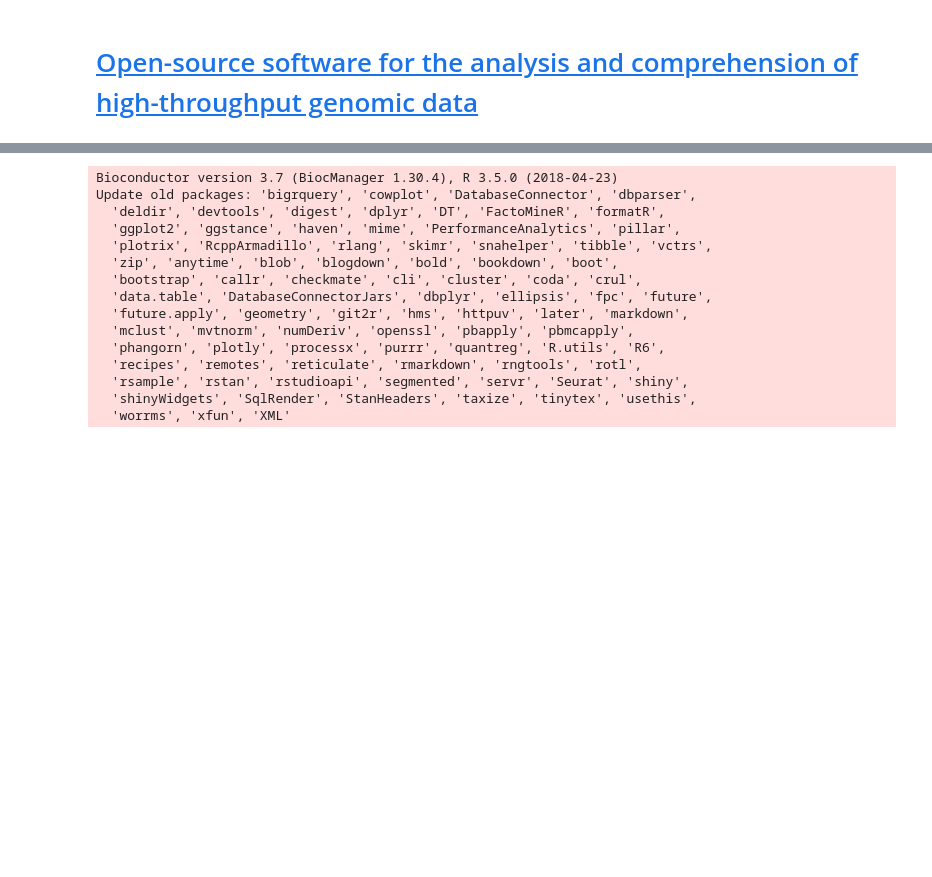
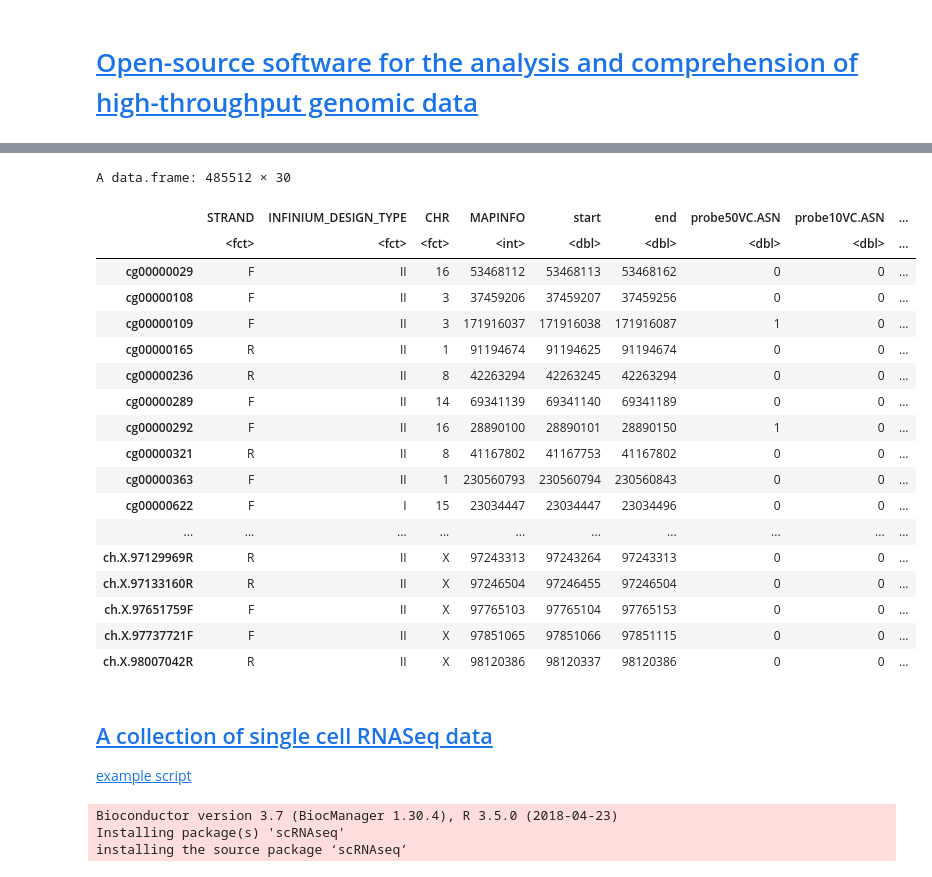
Before and after one commit to sohilsshah91/hacknights, a Jupyter notebook: Bioconductor.ipynb, the cells around one changed output, grey strips where cells are left out. Saved outputs shown, nothing was run; the diff lists cells and outputs as text; code cells hidden in the pictures; blank space fills up the shorter version.

Commit message:
Add TCGA data from Bioconductor

```diff
--- a/Bioconductor.ipynb
+++ b/Bioconductor.ipynb
@@ -6,18 +57,32 @@ if (!requireNamespace("BiocManager", quietly = TRUE))
+# %%
+probe.450K.VCs.af
+# %% [output]
+A data.frame: 485512 × 30
+|  | STRAND | INFINIUM_DESIGN_TYPE | CHR | MAPINFO | start | end | probe50VC.ASN | probe10VC.ASN | ... |
+|  | <fct> | <fct> | <fct> | <int> | <dbl> | <dbl> | <dbl> | <dbl> | ... |
+| cg00000029 | F | II | 16 | 53468112 | 53468113 | 53468162 | 0 | 0 | ... |
+| cg00000108 | F | II | 3 | 37459206 | 37459207 | 37459256 | 0 | 0 | ... |
+| cg00000109 | F | II | 3 | 171916037 | 171916038 | 171916087 | 1 | 0 | ... |
+| cg00000165 | R | II | 1 | 91194674 | 91194625 | 91194674 | 0 | 0 | ... |
+| cg00000236 | R | II | 8 | 42263294 | 42263245 | 42263294 | 0 | 0 | ... |
+| cg00000289 | F | II | 14 | 69341139 | 69341140 | 69341189 | 0 | 0 | ... |
+| cg00000292 | F | II | 16 | 28890100 | 28890101 | 28890150 | 1 | 0 | ... |
+| cg00000321 | R | II | 8 | 41167802 | 41167753 | 41167802 | 0 | 0 | ... |
+| cg00000363 | F | II | 1 | 230560793 | 230560794 | 230560843 | 0 | 0 | ... |
+| cg00000622 | F | I | 15 | 23034447 | 23034447 | 23034496 | 0 | 0 | ... |
+| ... | ... | ... | ... | ... | ... | ... | ... | ... | ... |
+| ch.X.97129969R | R | II | X | 97243313 | 97243264 | 97243313 | 0 | 0 | ... |
+| ch.X.97133160R | R | II | X | 97246504 | 97246455 | 97246504 | 0 | 0 | ... |
+| ch.X.97651759F | F | II | X | 97765103 | 97765104 | 97765153 | 0 | 0 | ... |
+| ch.X.97737721F | F | II | X | 97851065 | 97851066 | 97851115 | 0 | 0 | ... |
+| ch.X.98007042R | R | II | X | 98120386 | 98120337 | 98120386 | 0 | 0 | ... |
+# %% [markdown]
+## [A collection of single cell RNASeq data](https://www.bioconductor.org/packages/release/data/experiment/html/scRNAseq.html)
+
+[example script](https://www.bioconductor.org/packages/release/data/experiment/vignettes/scRNAseq/inst/doc/scRNAseq.R)
 # %%
-BiocManager::install()
+BiocManager::install("scRNAseq")
 # %% [output]
 Bioconductor version 3.7 (BiocManager 1.30.4), R 3.5.0 (2018-04-23)
-Update old packages: 'bigrquery', 'cowplot', 'DatabaseConnector', 'dbparser',
-  'deldir', 'devtools', 'digest', 'dplyr', 'DT', 'FactoMineR', 'formatR',
-  'ggplot2', 'ggstance', 'haven', 'mime', 'PerformanceAnalytics', 'pillar',
-  'plotrix', 'RcppArmadillo', 'rlang', 'skimr', 'snahelper', 'tibble', 'vctrs',
-  'zip', 'anytime', 'blob', 'blogdown', 'bold', 'bookdown', 'boot',
-  'bootstrap', 'callr', 'checkmate', 'cli', 'cluster', 'coda', 'crul',
-  'data.table', 'DatabaseConnectorJars', 'dbplyr', 'ellipsis', 'fpc', 'future',
-  'future.apply', 'geometry', 'git2r', 'hms', 'httpuv', 'later', 'markdown',
-  'mclust', 'mvtnorm', 'numDeriv', 'openssl', 'pbapply', 'pbmcapply',
-  'phangorn', 'plotly', 'processx', 'purrr', 'quantreg', 'R.utils', 'R6',
-  'recipes', 'remotes', 'reticulate', 'rmarkdown', 'rngtools', 'rotl',
-  'rsample', 'rstan', 'rstudioapi', 'segmented', 'servr', 'Seurat', 'shiny',
-  'shinyWidgets', 'SqlRender', 'StanHeaders', 'taxize', 'tinytex', 'usethis',
-  'worrms', 'xfun', 'XML'
+Installing package(s) 'scRNAseq'
+installing the source package ‘scRNAseq’
```
Also changed, not shown: parts of 19 cells of this notebook.
